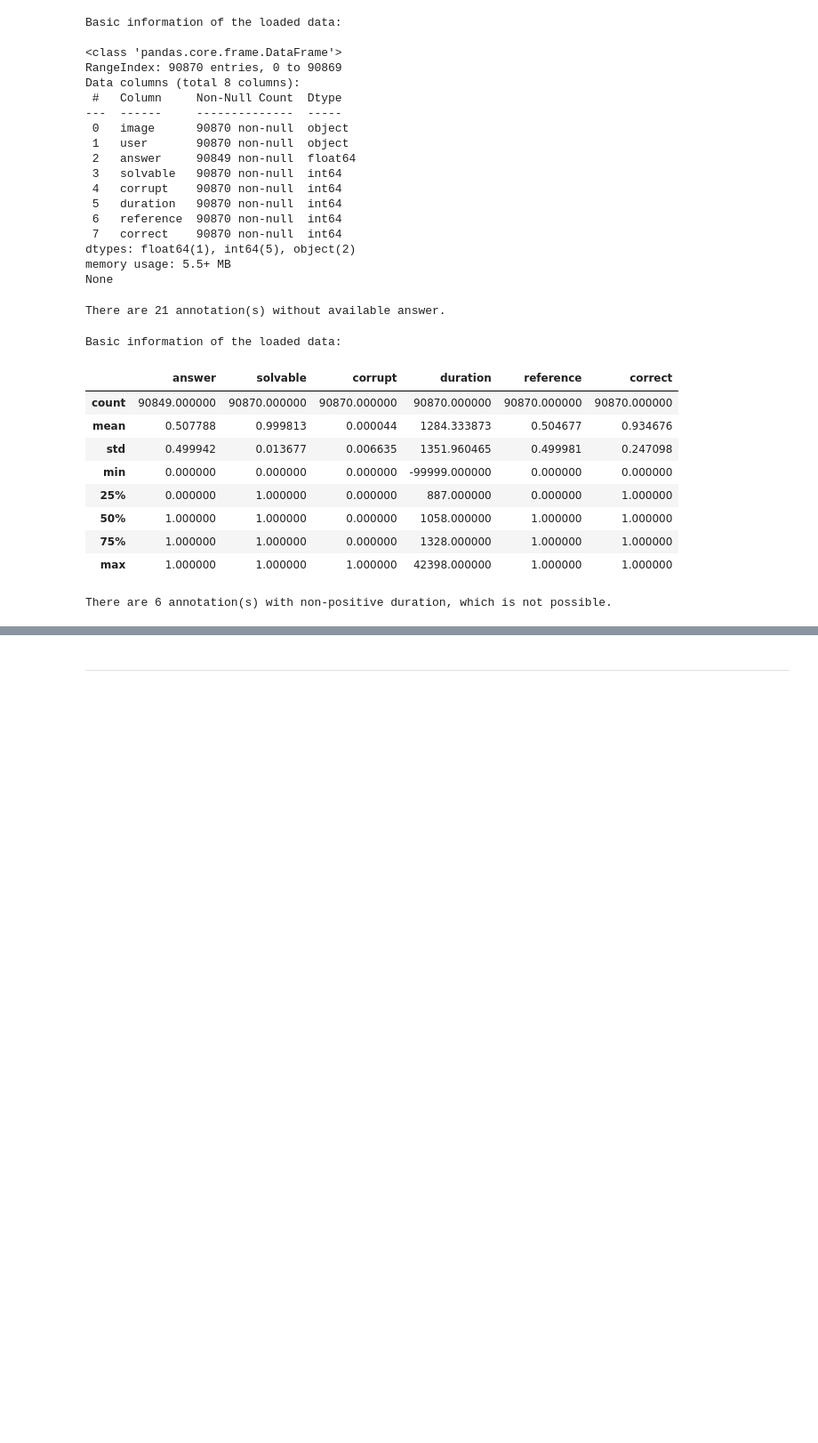
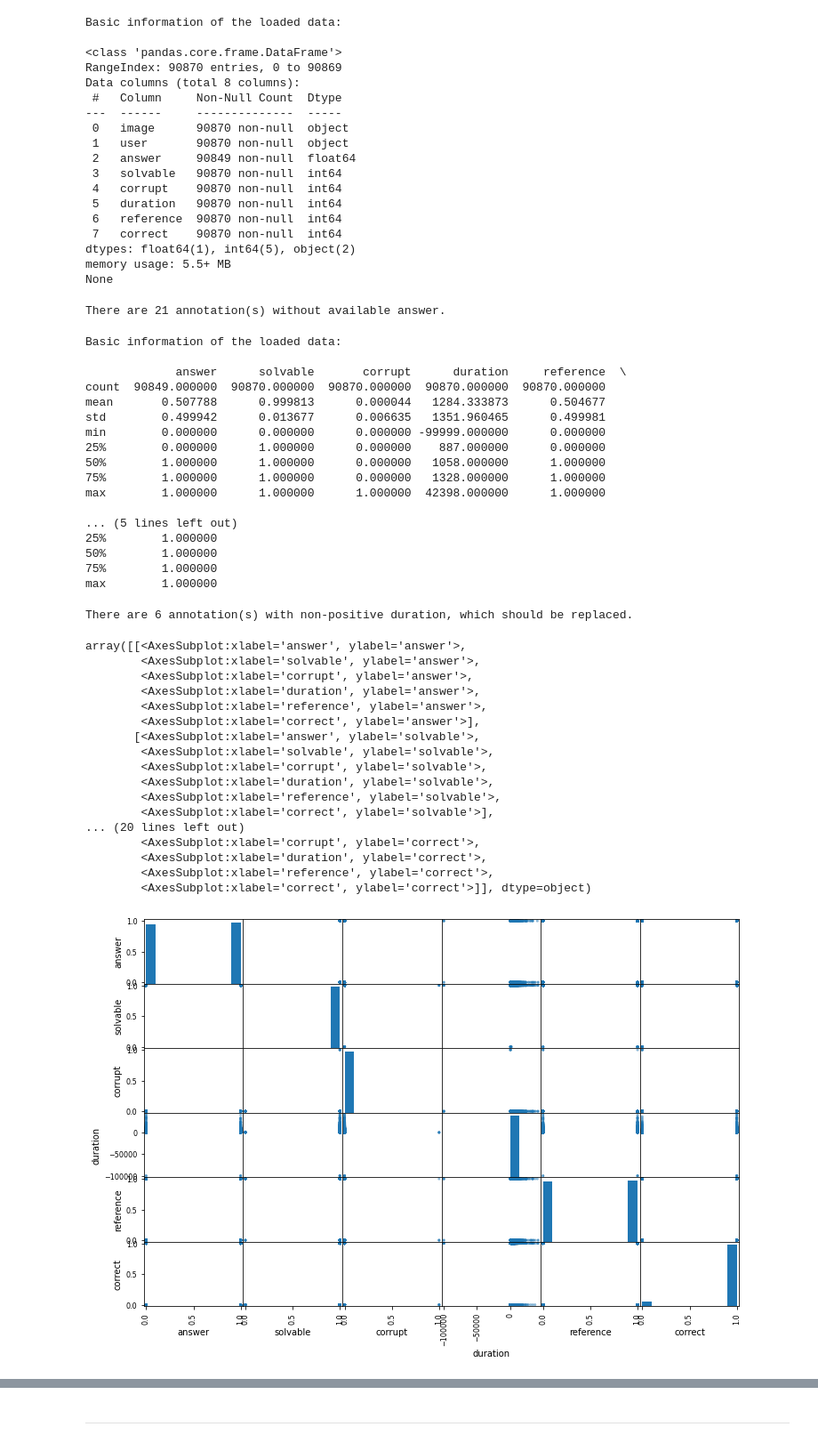
Before and after one commit to msm216/bicycle-annotator, a Jupyter notebook: bicycle_annotation.ipynb, the cells around one changed output, grey strips where cells are left out. Shown: that part at 89% size. Drawn from its saved outputs; the diff is of its cells as text; code cells hidden in the pictures; blank space fills up the shorter version.

````diff
--- a/bicycle_annotation.ipynb
+++ b/bicycle_annotation.ipynb
@@ -61,3 +61,18 @@
   "img_2866": { "is_bicycle": true }
 }
 ```
+# %%
+'''
+import json
+import pandas as pd
+
+dff = pd.read_json('anonymized_project.json')
+
+# 使用 Python JSON 模块载入数据
+with open('anonymized_project.json','r') as ff:
+    dataa = json.loads(ff.read())
+
+# 展平数据
+df_nested = pd.json_normalize(dataa, record_path =['results'])
+
+'''
@@ -64,3 +81,12 @@
+# %%
+
+
+# 使用 Python JSON 模块载入数据
+with open('anonymized_project.json','r') as ff:
+    dataa = json.loads(ff.read())
+
+# 展平数据
+df_nested = pd.json_normalize(dataa, record_path =['results'])
 # %%
 import os
 import time
@@ -270,22 +296,29 @@ print("Basic information of the loaded data:\n")
 print(data_full.describe())
 # %% [output]
 Basic information of the loaded data:
+
+             answer      solvable       corrupt      duration     reference  \
+count  90849.000000  90870.000000  90870.000000  90870.000000  90870.000000
+mean       0.507788      0.999813      0.000044   1284.333873      0.504677
+std        0.499942      0.013677      0.006635   1351.960465      0.499981
+min        0.000000      0.000000      0.000000 -99999.000000      0.000000
+25%        0.000000      1.000000      0.000000    887.000000      0.000000
+50%        1.000000      1.000000      0.000000   1058.000000      1.000000
+75%        1.000000      1.000000      0.000000   1328.000000      1.000000
+max        1.000000      1.000000      1.000000  42398.000000      1.000000
+
+... (5 lines left out)
+25%        1.000000
+50%        1.000000
+75%        1.000000
+max        1.000000
-|  | answer | solvable | corrupt | duration | reference | correct |
-| count | 90849.000000 | 90870.000000 | 90870.000000 | 90870.000000 | 90870.000000 | 90870.000000 |
-| mean | 0.507788 | 0.999813 | 0.000044 | 1284.333873 | 0.504677 | 0.934676 |
-| std | 0.499942 | 0.013677 | 0.006635 | 1351.960465 | 0.499981 | 0.247098 |
-| min | 0.000000 | 0.000000 | 0.000000 | -99999.000000 | 0.000000 | 0.000000 |
-| 25% | 0.000000 | 1.000000 | 0.000000 | 887.000000 | 0.000000 | 1.000000 |
-| 50% | 1.000000 | 1.000000 | 0.000000 | 1058.000000 | 1.000000 | 1.000000 |
-| 75% | 1.000000 | 1.000000 | 0.000000 | 1328.000000 | 1.000000 | 1.000000 |
-| max | 1.000000 | 1.000000 | 1.000000 | 42398.000000 | 1.000000 | 1.000000 |
 # %%
 #n_bad_dura = sum(d<=0 for d in list(data['duration']))
 n_bad_dura = len(data_full.loc[data_full['duration']<=0])
 
 print("There are {} annotation(s) with non-positive duration, which should be replaced.".format(n_bad_dura))
 # %% [output]
-There are 6 annotation(s) with non-positive duration, which is not possible.
+There are 6 annotation(s) with non-positive duration, which should be replaced.
 # %%
 # fix the non-positive durations
 def fix_negativ(df=data, inst='user', targ='duration'):
@@ -311,3 +344,27 @@ def fix_negativ(df=data, inst='user', targ='duration'):
 
 # fix the bad values
 data_fix = fix_negativ()
+# %%
+
+from pandas.plotting import scatter_matrix
+
+scatter_matrix(data_full, figsize=(12, 8))
+# %% [output]
+array([[<AxesSubplot:xlabel='answer', ylabel='answer'>,
+        <AxesSubplot:xlabel='solvable', ylabel='answer'>,
+        <AxesSubplot:xlabel='corrupt', ylabel='answer'>,
+        <AxesSubplot:xlabel='duration', ylabel='answer'>,
+        <AxesSubplot:xlabel='reference', ylabel='answer'>,
+        <AxesSubplot:xlabel='correct', ylabel='answer'>],
+       [<AxesSubplot:xlabel='answer', ylabel='solvable'>,
+        <AxesSubplot:xlabel='solvable', ylabel='solvable'>,
+        <AxesSubplot:xlabel='corrupt', ylabel='solvable'>,
+        <AxesSubplot:xlabel='duration', ylabel='solvable'>,
+        <AxesSubplot:xlabel='reference', ylabel='solvable'>,
+        <AxesSubplot:xlabel='correct', ylabel='solvable'>],
+... (20 lines left out)
+        <AxesSubplot:xlabel='corrupt', ylabel='correct'>,
+        <AxesSubplot:xlabel='duration', ylabel='correct'>,
+        <AxesSubplot:xlabel='reference', ylabel='correct'>,
+        <AxesSubplot:xlabel='correct', ylabel='correct'>]], dtype=object)
+[figure, added]
````
Also changed, not shown: parts of 20 cells of this notebook, 1 other file.
